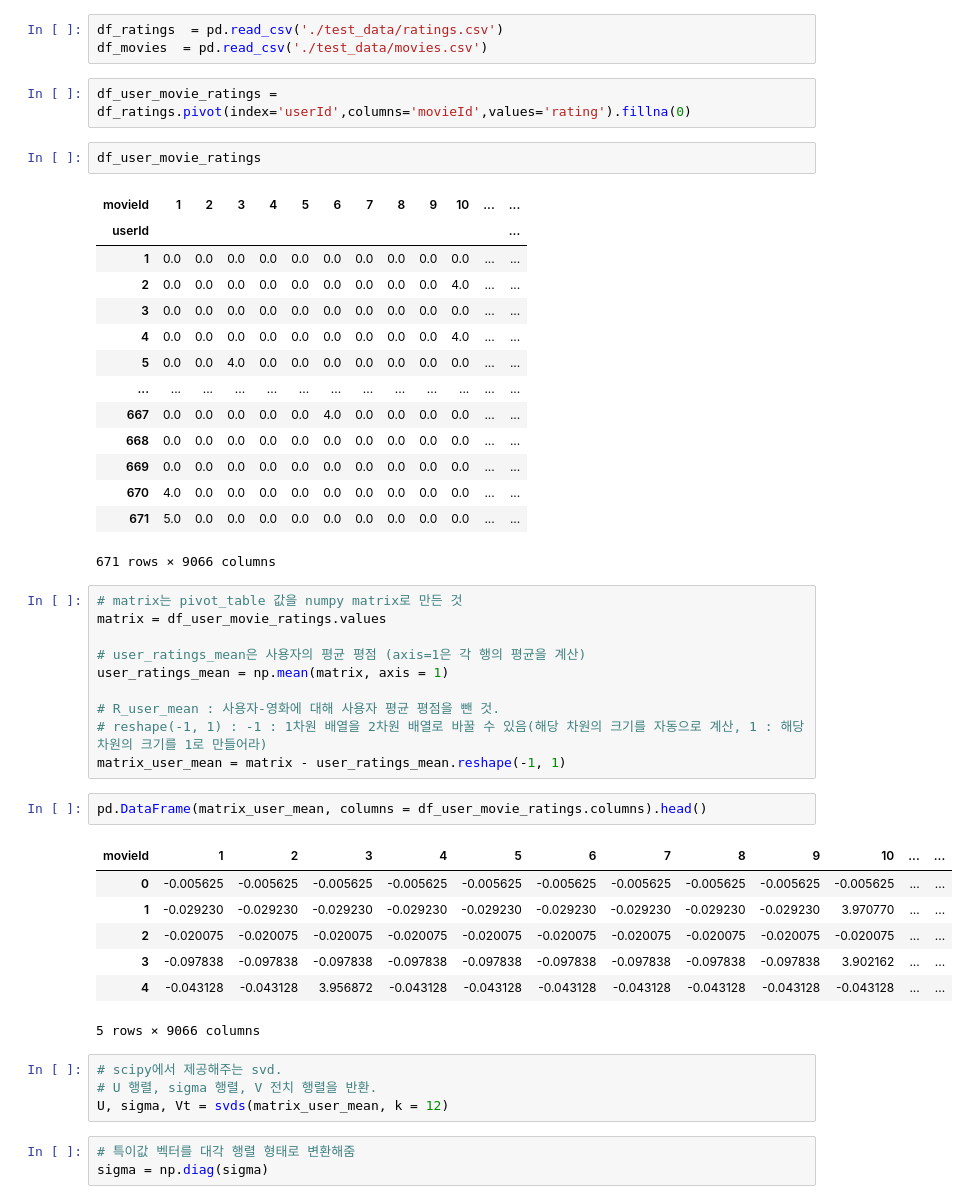
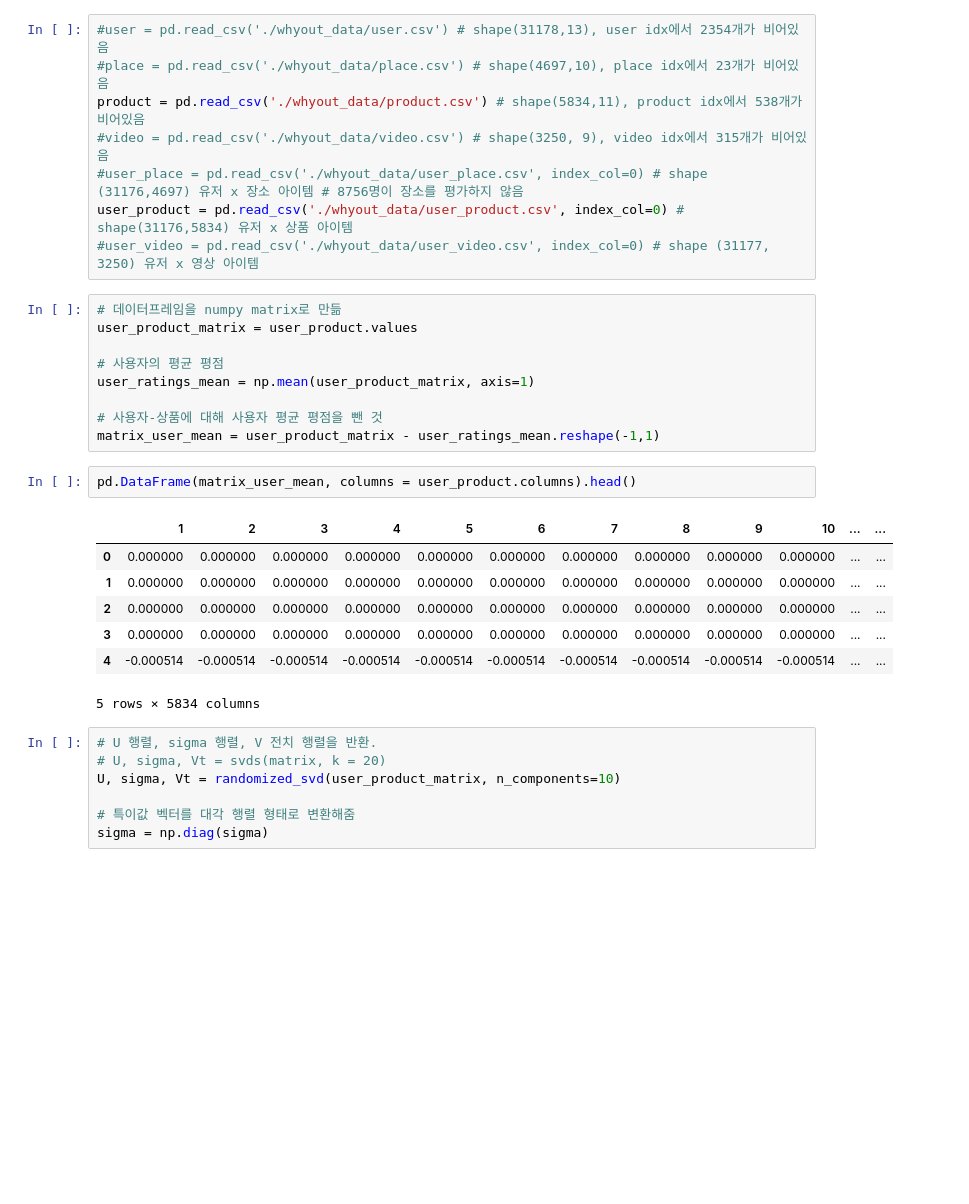
Before and after one commit to pjh09050/Whyout, a Jupyter notebook: SVD.ipynb, the cells around one changed output. Drawn from its saved outputs; the diff is of its cells as text; blank space fills up the shorter version.

```diff
--- a/SVD.ipynb
+++ b/SVD.ipynb
@@ -8,53 +8,38 @@ import pandas as pd
 import numpy as np
 import warnings
 warnings.filterwarnings("ignore")
-# %%
-df_ratings  = pd.read_csv('./test_data/ratings.csv')
-df_movies  = pd.read_csv('./test_data/movies.csv')
-# %%
-df_user_movie_ratings = df_ratings.pivot(index='userId',columns='movieId',values='rating').fillna(0)
-# %%
-df_user_movie_ratings
-# %% [output]
-| movieId | 1 | 2 | 3 | 4 | 5 | 6 | 7 | 8 | 9 | 10 | ... | ... |
-| userId |  |  |  |  |  |  |  |  |  |  |  | ... |
-| 1 | 0.0 | 0.0 | 0.0 | 0.0 | 0.0 | 0.0 | 0.0 | 0.0 | 0.0 | 0.0 | ... | ... |
-| 2 | 0.0 | 0.0 | 0.0 | 0.0 | 0.0 | 0.0 | 0.0 | 0.0 | 0.0 | 4.0 | ... | ... |
-| 3 | 0.0 | 0.0 | 0.0 | 0.0 | 0.0 | 0.0 | 0.0 | 0.0 | 0.0 | 0.0 | ... | ... |
-| 4 | 0.0 | 0.0 | 0.0 | 0.0 | 0.0 | 0.0 | 0.0 | 0.0 | 0.0 | 4.0 | ... | ... |
-| 5 | 0.0 | 0.0 | 4.0 | 0.0 | 0.0 | 0.0 | 0.0 | 0.0 | 0.0 | 0.0 | ... | ... |
-| ... | ... | ... | ... | ... | ... | ... | ... | ... | ... | ... | ... | ... |
-| 667 | 0.0 | 0.0 | 0.0 | 0.0 | 0.0 | 4.0 | 0.0 | 0.0 | 0.0 | 0.0 | ... | ... |
-| 668 | 0.0 | 0.0 | 0.0 | 0.0 | 0.0 | 0.0 | 0.0 | 0.0 | 0.0 | 0.0 | ... | ... |
-| 669 | 0.0 | 0.0 | 0.0 | 0.0 | 0.0 | 0.0 | 0.0 | 0.0 | 0.0 | 0.0 | ... | ... |
-| 670 | 4.0 | 0.0 | 0.0 | 0.0 | 0.0 | 0.0 | 0.0 | 0.0 | 0.0 | 0.0 | ... | ... |
-| 671 | 5.0 | 0.0 | 0.0 | 0.0 | 0.0 | 0.0 | 0.0 | 0.0 | 0.0 | 0.0 | ... | ... |
-671 rows × 9066 columns
+# %%
+#user = pd.read_csv('./whyout_data/user.csv') # shape(31178,13), user idx에서 2354개가 비어있음
+#place = pd.read_csv('./whyout_data/place.csv') # shape(4697,10), place idx에서 23개가 비어있음
+product = pd.read_csv('./whyout_data/product.csv') # shape(5834,11), product idx에서 538개가 비어있음
+#video = pd.read_csv('./whyout_data/video.csv') # shape(3250, 9), video idx에서 315개가 비어있음
+#user_place = pd.read_csv('./whyout_data/user_place.csv', index_col=0) # shape (31176,4697) 유저 x 장소 아이템 # 8756명이 장소를 평가하지 않음
+user_product = pd.read_csv('./whyout_data/user_product.csv', index_col=0) # shape(31176,5834) 유저 x 상품 아이템
+#user_video = pd.read_csv('./whyout_data/user_video.csv', index_col=0) # shape (31177, 3250) 유저 x 영상 아이템
 # %%
-# matrix는 pivot_table 값을 numpy matrix로 만든 것
-matrix = df_user_movie_ratings.values
+# 데이터프레임을 numpy matrix로 만듦
+user_product_matrix = user_product.values
 
-# user_ratings_mean은 사용자의 평균 평점 (axis=1은 각 행의 평균을 계산)
-user_ratings_mean = np.mean(matrix, axis = 1)
+# 사용자의 평균 평점
+user_ratings_mean = np.mean(user_product_matrix, axis=1)
 
-# R_user_mean : 사용자-영화에 대해 사용자 평균 평점을 뺀 것.
-# reshape(-1, 1) : -1 : 1차원 배열을 2차원 배열로 바꿀 수 있음(해당 차원의 크기를 자동으로 계산, 1 : 해당 차원의 크기를 1로 만들어라)
-matrix_user_mean = matrix - user_ratings_mean.reshape(-1, 1)
+# 사용자-상품에 대해 사용자 평균 평점을 뺀 것
+matrix_user_mean = user_product_matrix - user_ratings_mean.reshape(-1,1)
 # %%
-pd.DataFrame(matrix_user_mean, columns = df_user_movie_ratings.columns).head()
+pd.DataFrame(matrix_user_mean, columns = user_product.columns).head()
 # %% [output]
-| movieId | 1 | 2 | 3 | 4 | 5 | 6 | 7 | 8 | 9 | 10 | ... | ... |
-| 0 | -0.005625 | -0.005625 | -0.005625 | -0.005625 | -0.005625 | -0.005625 | -0.005625 | -0.005625 | -0.005625 | -0.005625 | ... | ... |
-| 1 | -0.029230 | -0.029230 | -0.029230 | -0.029230 | -0.029230 | -0.029230 | -0.029230 | -0.029230 | -0.029230 | 3.970770 | ... | ... |
-| 2 | -0.020075 | -0.020075 | -0.020075 | -0.020075 | -0.020075 | -0.020075 | -0.020075 | -0.020075 | -0.020075 | -0.020075 | ... | ... |
-| 3 | -0.097838 | -0.097838 | -0.097838 | -0.097838 | -0.097838 | -0.097838 | -0.097838 | -0.097838 | -0.097838 | 3.902162 | ... | ... |
-| 4 | -0.043128 | -0.043128 | 3.956872 | -0.043128 | -0.043128 | -0.043128 | -0.043128 | -0.043128 | -0.043128 | -0.043128 | ... | ... |
+|  | 1 | 2 | 3 | 4 | 5 | 6 | 7 | 8 | 9 | 10 | ... | ... |
+| 0 | 0.000000 | 0.000000 | 0.000000 | 0.000000 | 0.000000 | 0.000000 | 0.000000 | 0.000000 | 0.000000 | 0.000000 | ... | ... |
+| 1 | 0.000000 | 0.000000 | 0.000000 | 0.000000 | 0.000000 | 0.000000 | 0.000000 | 0.000000 | 0.000000 | 0.000000 | ... | ... |
+| 2 | 0.000000 | 0.000000 | 0.000000 | 0.000000 | 0.000000 | 0.000000 | 0.000000 | 0.000000 | 0.000000 | 0.000000 | ... | ... |
+| 3 | 0.000000 | 0.000000 | 0.000000 | 0.000000 | 0.000000 | 0.000000 | 0.000000 | 0.000000 | 0.000000 | 0.000000 | ... | ... |
+| 4 | -0.000514 | -0.000514 | -0.000514 | -0.000514 | -0.000514 | -0.000514 | -0.000514 | -0.000514 | -0.000514 | -0.000514 | ... | ... |
-5 rows × 9066 columns
+5 rows × 5834 columns
 # %%
-# scipy에서 제공해주는 svd.
 # U 행렬, sigma 행렬, V 전치 행렬을 반환.
-U, sigma, Vt = svds(matrix_user_mean, k = 12)
+# U, sigma, Vt = svds(matrix, k = 20)
+U, sigma, Vt = randomized_svd(user_product_matrix, n_components=10)
+
+# 특이값 벡터를 대각 행렬 형태로 변환해줌
+sigma = np.diag(sigma)
-# %%
-# 특이값 벡터를 대각 행렬 형태로 변환해줌
-sigma = np.diag(sigma)
 # %%
```
Also changed, not shown: parts of 14 cells of this notebook, 1 other file.
